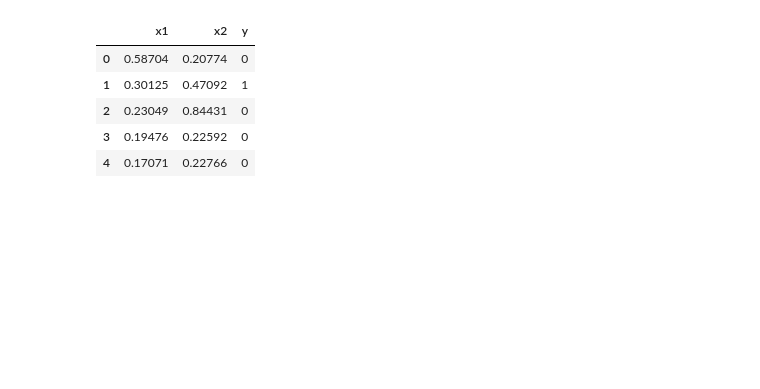
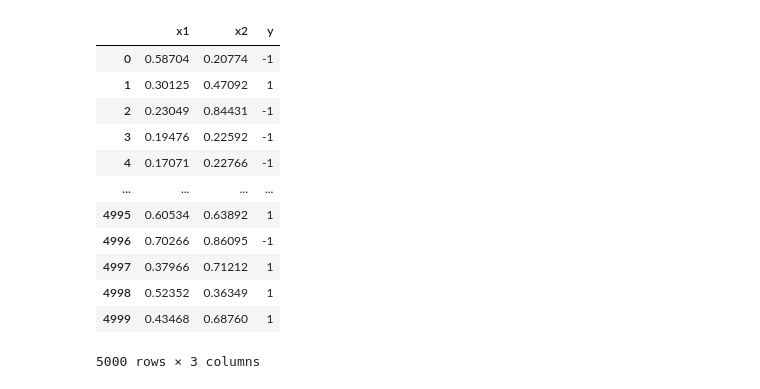
Before and after one commit to danielrobapaz/Redes_neuronales, a Jupyter notebook: Tarea_3/testing.ipynb, the cells around one changed output. Saved outputs shown, nothing was run; the diff lists cells and outputs as text; code cells hidden in the pictures; blank space fills up the shorter version.

```diff
--- a/Tarea_3/testing.ipynb
+++ b/Tarea_3/testing.ipynb
@@ -6,13 +7,21 @@ from Neural_Network import Neural_Network
 # %%
 lego = pd.read_csv('datasets/lego.csv')
-lego.head()
+lego['y'] = lego['y'].apply(lambda y: y if y==1 else -1)
+lego
 # %% [output]
 |  | x1 | x2 | y |
-| 0 | 0.58704 | 0.20774 | 0 |
+| 0 | 0.58704 | 0.20774 | -1 |
 | 1 | 0.30125 | 0.47092 | 1 |
-| 2 | 0.23049 | 0.84431 | 0 |
-| 3 | 0.19476 | 0.22592 | 0 |
-| 4 | 0.17071 | 0.22766 | 0 |
+| 2 | 0.23049 | 0.84431 | -1 |
+| 3 | 0.19476 | 0.22592 | -1 |
+| 4 | 0.17071 | 0.22766 | -1 |
+| ... | ... | ... | ... |
+| 4995 | 0.60534 | 0.63892 | 1 |
+| 4996 | 0.70266 | 0.86095 | -1 |
+| 4997 | 0.37966 | 0.71212 | 1 |
+| 4998 | 0.52352 | 0.36349 | 1 |
+| 4999 | 0.43468 | 0.68760 | 1 |
+5000 rows × 3 columns
 # %%
 fig, ax = plt.subplots()
 sns.scatterplot(data=lego,
```
Also changed, not shown: parts of 6 cells of this notebook, 1 other file.
